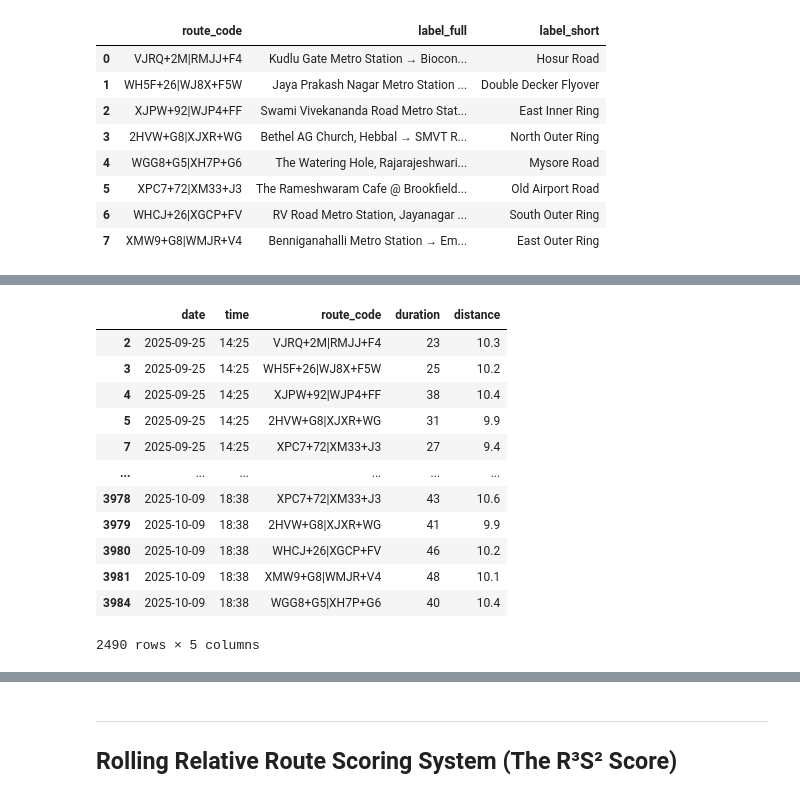
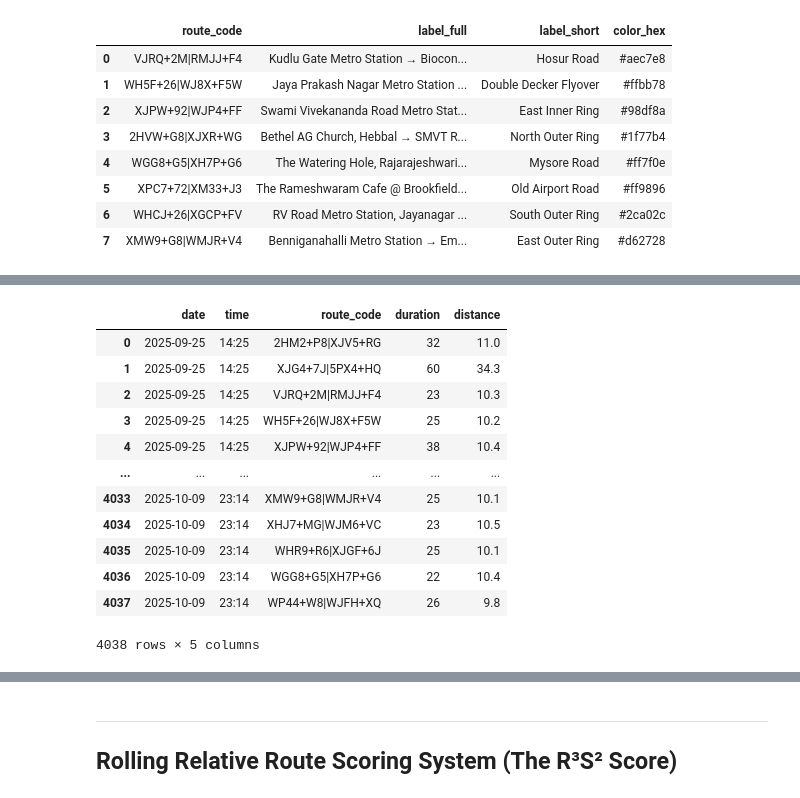
Before and after one commit to thecont1/blr-traffic-monitor, a Jupyter notebook: traffic_visual.ipynb, the cells around one changed output, grey strips where cells are left out. Cells and saved outputs as stored; diff of their text form; code cells hidden in the pictures.

```diff
--- a/traffic_visual.ipynb
+++ b/traffic_visual.ipynb
@@ -9,7 +10,6 @@ from datetime import datetime, timedelta
 import warnings
 warnings.filterwarnings('ignore', category=UserWarning, message='Glyph.*missing from font')
 # %%
-routes_df_source = pd.read_csv("csv-routes.csv")
 routes_df = pd.DataFrame({
     "route_code": [
 #        "2HM2+P8|XJV5+RG",     # Jaya Prakash Narayana Park → Coles Park, Fraser Town
@@ -27,42 +27,51 @@ routes_df = pd.DataFrame({
 #        "XJG4+7J|5PX4+HQ",     # MG Road Metro Station → Kempegowda International Airport, Bengaluru
 ]})
 
-routes_df = routes_df.merge(routes_df_source, on=['route_code'], how='left')
+routes_df = routes_df.merge(pd.read_csv("csv-routes.csv"), on='route_code', how='left')
+
+# Canonical, deterministic order: alphabetical route_code
+routes = sorted(routes_df['route_code'].dropna().unique())
+
+# Stable palette and mapping
+palette = sns.color_palette("tab20", n_colors=len(routes))
+assigned_colours = dict(zip(routes, palette))
+
+# Persist colors in routes_df
+routes_df['color_hex'] = routes_df['route_code'].map(assigned_colours).map(mcolors.to_hex)
+
 display(routes_df)
 # %% [output]
-|  | route_code | label_full | label_short |
-| 0 | VJRQ+2M|RMJJ+F4 | Kudlu Gate Metro Station → Biocon... | Hosur Road |
-| 1 | WH5F+26|WJ8X+F5W | Jaya Prakash Nagar Metro Station ... | Double Decker Flyover |
-| 2 | XJPW+92|WJP4+FF | Swami Vivekananda Road Metro Stat... | East Inner Ring |
-| 3 | 2HVW+G8|XJXR+WG | Bethel AG Church, Hebbal → SMVT R... | North Outer Ring |
-| 4 | WGG8+G5|XH7P+G6 | The Watering Hole, Rajarajeshwari... | Mysore Road |
-| 5 | XPC7+72|XM33+J3 | The Rameshwaram Cafe @ Brookfield... | Old Airport Road |
-| 6 | WHCJ+26|XGCP+FV | RV Road Metro Station, Jayanagar ... | South Outer Ring |
-| 7 | XMW9+G8|WMJR+V4 | Benniganahalli Metro Station → Em... | East Outer Ring |
+|  | route_code | label_full | label_short | color_hex |
+| 0 | VJRQ+2M|RMJJ+F4 | Kudlu Gate Metro Station → Biocon... | Hosur Road | #aec7e8 |
+| 1 | WH5F+26|WJ8X+F5W | Jaya Prakash Nagar Metro Station ... | Double Decker Flyover | #ffbb78 |
+| 2 | XJPW+92|WJP4+FF | Swami Vivekananda Road Metro Stat... | East Inner Ring | #98df8a |
+| 3 | 2HVW+G8|XJXR+WG | Bethel AG Church, Hebbal → SMVT R... | North Outer Ring | #1f77b4 |
+| 4 | WGG8+G5|XH7P+G6 | The Watering Hole, Rajarajeshwari... | Mysore Road | #ff7f0e |
+| 5 | XPC7+72|XM33+J3 | The Rameshwaram Cafe @ Brookfield... | Old Airport Road | #ff9896 |
+| 6 | WHCJ+26|XGCP+FV | RV Road Metro Station, Jayanagar ... | South Outer Ring | #2ca02c |
+| 7 | XMW9+G8|WMJR+V4 | Benniganahalli Metro Station → Em... | East Outer Ring | #d62728 |
 # %% [markdown]
 ![routes.png](routes.png)
 # %%
 locations = pd.read_csv("csv-locations_12.9514242_77.6590212.csv").to_dict(orient='list')
 locate = lambda plus_code: locations['location'][locations['plus_code'].index(plus_code)]
 
-source_df = pd.read_csv("csv-bangalore_traffic.csv")
-# Keep only those rows of df that correspond to routes in routes_df
-source_df = source_df[source_df['route_code'].isin(routes_df['route_code'])]
-display(source_df)
+master_df = pd.read_csv("csv-bangalore_traffic.csv")
+display(master_df)
 # %% [output]
 |  | date | time | route_code | duration | distance |
+| 0 | 2025-09-25 | 14:25 | 2HM2+P8|XJV5+RG | 32 | 11.0 |
+| 1 | 2025-09-25 | 14:25 | XJG4+7J|5PX4+HQ | 60 | 34.3 |
 | 2 | 2025-09-25 | 14:25 | VJRQ+2M|RMJJ+F4 | 23 | 10.3 |
 | 3 | 2025-09-25 | 14:25 | WH5F+26|WJ8X+F5W | 25 | 10.2 |
 | 4 | 2025-09-25 | 14:25 | XJPW+92|WJP4+FF | 38 | 10.4 |
-| 5 | 2025-09-25 | 14:25 | 2HVW+G8|XJXR+WG | 31 | 9.9 |
-| 7 | 2025-09-25 | 14:25 | XPC7+72|XM33+J3 | 27 | 9.4 |
 | ... | ... | ... | ... | ... | ... |
-| 3978 | 2025-10-09 | 18:38 | XPC7+72|XM33+J3 | 43 | 10.6 |
-| 3979 | 2025-10-09 | 18:38 | 2HVW+G8|XJXR+WG | 41 | 9.9 |
-| 3980 | 2025-10-09 | 18:38 | WHCJ+26|XGCP+FV | 46 | 10.2 |
-| 3981 | 2025-10-09 | 18:38 | XMW9+G8|WMJR+V4 | 48 | 10.1 |
-| 3984 | 2025-10-09 | 18:38 | WGG8+G5|XH7P+G6 | 40 | 10.4 |
+| 4033 | 2025-10-09 | 23:14 | XMW9+G8|WMJR+V4 | 25 | 10.1 |
+| 4034 | 2025-10-09 | 23:14 | XHJ7+MG|WJM6+VC | 23 | 10.5 |
+| 4035 | 2025-10-09 | 23:14 | WHR9+R6|XJGF+6J | 25 | 10.1 |
+| 4036 | 2025-10-09 | 23:14 | WGG8+G5|XH7P+G6 | 22 | 10.4 |
+| 4037 | 2025-10-09 | 23:14 | WP44+W8|WJFH+XQ | 26 | 9.8 |
-2490 rows × 5 columns
+4038 rows × 5 columns
 # %%
 def transformed_data(df_in):
     df_traffic = df_in.copy()
```
Also changed, not shown: parts of 15 cells of this notebook.
